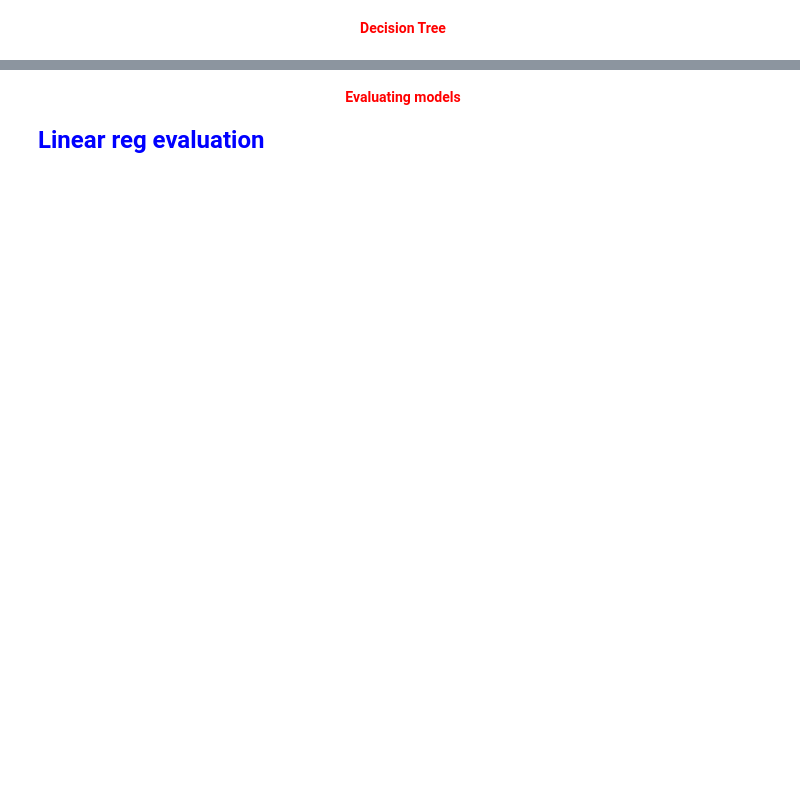
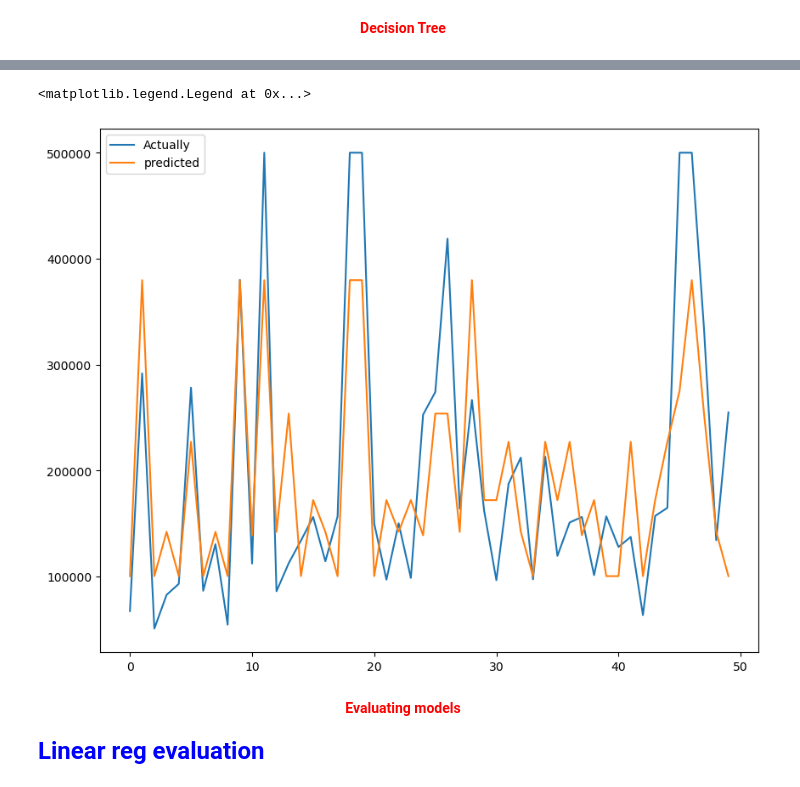
Before and after one commit to sangnguyen02/ML_FinalReport, a Jupyter notebook: FinalProject.ipynb, the cells around one changed output, grey strips where cells are left out. Drawn from its saved outputs; the diff is of its cells as text; code cells hidden in the pictures; blank space fills up the shorter version.

```diff
--- a/FinalProject.ipynb
+++ b/FinalProject.ipynb
@@ -613,2 +615,18 @@ plt.legend(["Actually","predicted"])
 # %% [markdown]
 <center><b><font size="25" color='red'>Decision Tree</font></b></center>
+# %%
+from sklearn.tree import DecisionTreeRegressor
+from sklearn.model_selection import GridSearchCV
+dtree = DecisionTreeRegressor()
+parameters={"splitter":["best","random"],
+            "max_depth" : [1,3,5,7,9,11,12],
+           "min_samples_leaf":[1,2,3,4,5,6,7,8,9,10],
+           "min_weight_fraction_leaf":[0.1,0.2,0.3,0.4,0.5,0.6,0.7,0.8,0.9],
+           "max_features":["auto","log2","sqrt",None],
+           "max_leaf_nodes":[None,10,20,30,40,50,60,70,80,90] }
+
+grid_search_dtree = GridSearchCV(dtree, parameters,cv=5,
+                           scoring="neg_mean_squared_error",
+                           return_train_score=True)
+
+grid_search_dtree.fit(x_train, y_train)
@@ -614,0 +657,2 @@ plt.legend(["Actually","predicted"])
+# %%
+df_5 = pd.DataFrame({'y_test':y_test,'Y_pred':y_pred_5})
@@ -615,3 +668,10 @@ plt.legend(["Actually","predicted"])
+# %%
+plt.figure(figsize=(10,8))
+plt.plot(df_5[:50])
+plt.legend(["Actually","predicted"])
+# %% [output]
+<matplotlib.legend.Legend at 0x...>
+[figure, added]
 # %% [markdown]
 <center><b><font size="25" color='red'>Evaluating models</font></b></center>
 # %% [markdown]
```
Also changed, not shown: parts of 64 cells of this notebook.
